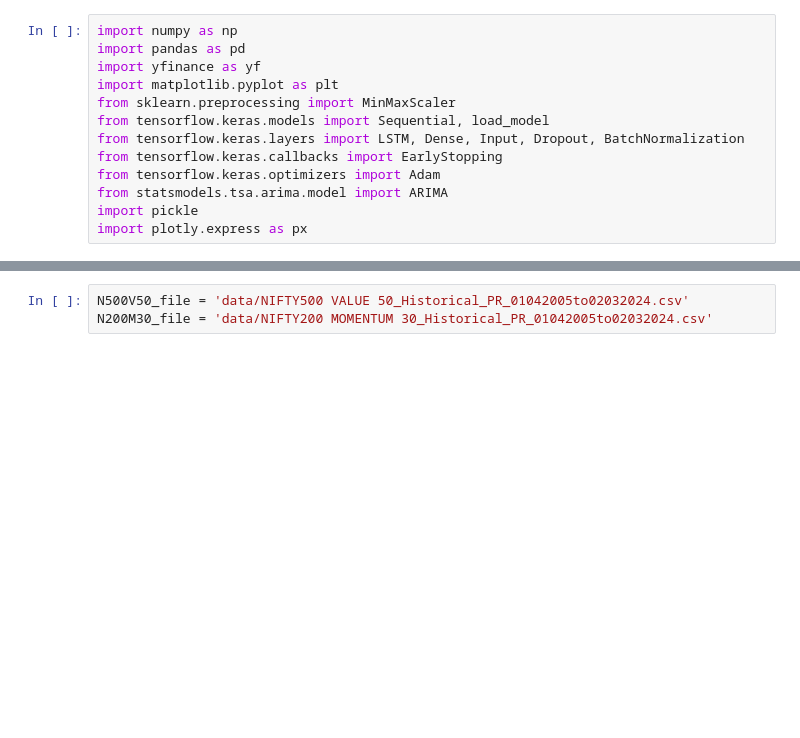
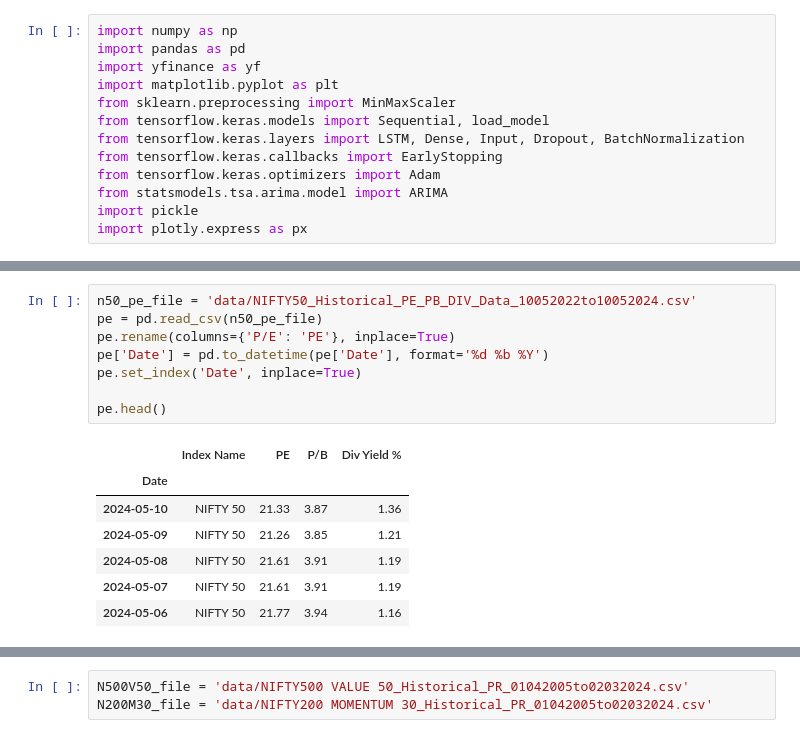
Before and after one commit to dilip-k-m/enhance-value-and-momentum-index, a Jupyter notebook: data-analysis.ipynb, the cells around one changed output, grey strips where cells are left out. Saved outputs shown, nothing was run; the diff lists cells and outputs as text; blank space fills up the shorter version.

```diff
--- a/data-analysis.ipynb
+++ b/data-analysis.ipynb
@@ -101,0 +102,16 @@ See the caveats in the documentation: https://pandas.pydata.org/pandas-docs/stab
+# %%
+n50_pe_file = 'data/NIFTY50_Historical_PE_PB_DIV_Data_10052022to10052024.csv'
+pe = pd.read_csv(n50_pe_file)
+pe.rename(columns={'P/E': 'PE'}, inplace=True)
+pe['Date'] = pd.to_datetime(pe['Date'], format='%d %b %Y')
+pe.set_index('Date', inplace=True)
+
+pe.head()
+# %% [output]
+|  | Index Name | PE | P/B | Div Yield % |
+| Date |  |  |  |  |
+| 2024-05-10 | NIFTY 50 | 21.33 | 3.87 | 1.36 |
+| 2024-05-09 | NIFTY 50 | 21.26 | 3.85 | 1.21 |
+| 2024-05-08 | NIFTY 50 | 21.61 | 3.91 | 1.19 |
+| 2024-05-07 | NIFTY 50 | 21.61 | 3.91 | 1.19 |
+| 2024-05-06 | NIFTY 50 | 21.77 | 3.94 | 1.16 |
```
Also changed, not shown: parts of 23 cells of this notebook.
